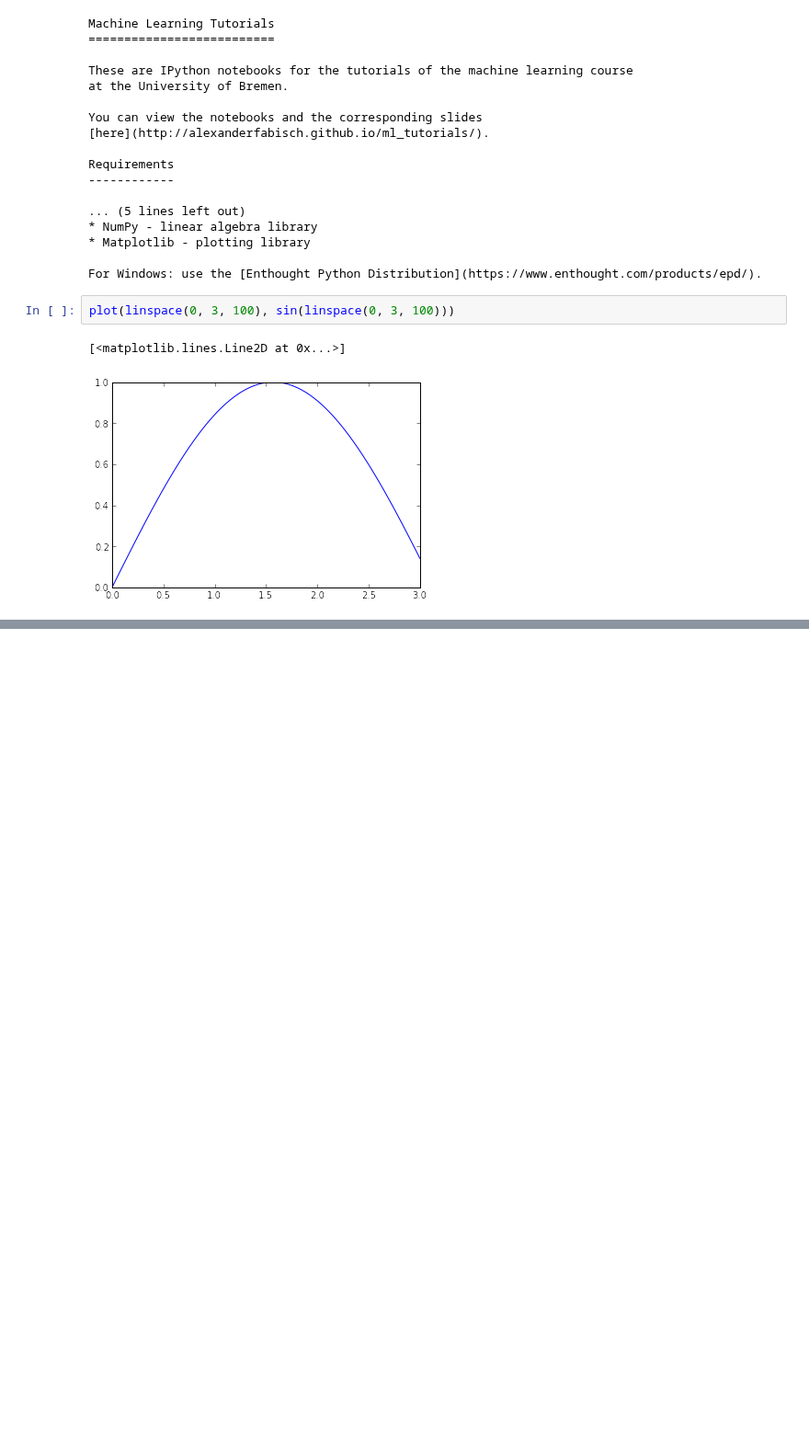
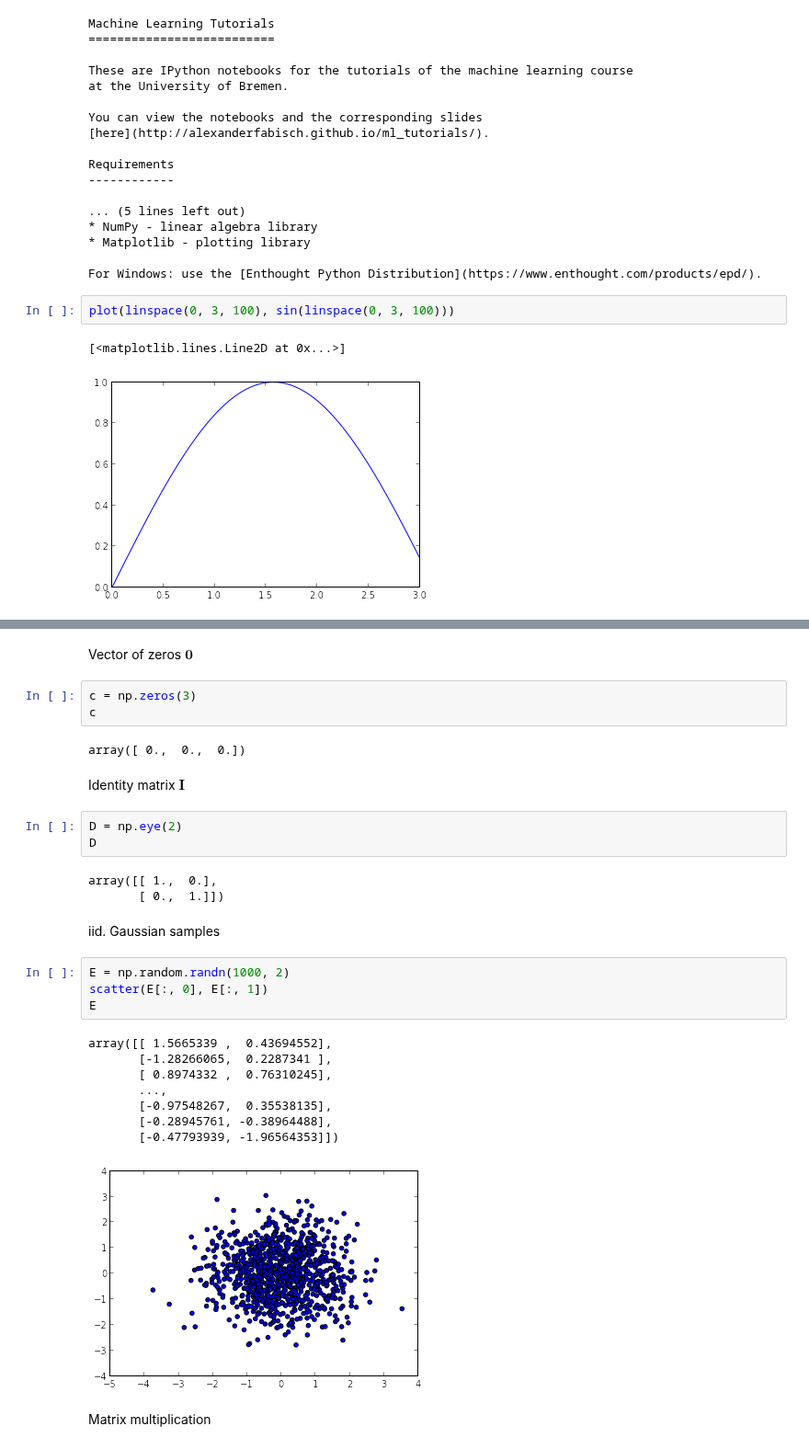
Before and after one commit to AlexanderFabisch/ml_tutorials, a Jupyter notebook: 00_environment.ipynb, the cells around one changed output, grey strips where cells are left out. Shown at 92% size. Saved outputs shown, nothing was run; the diff lists cells and outputs as text; blank space fills up the shorter version.

```diff
--- a/00_environment.ipynb
+++ b/00_environment.ipynb
@@ -100,0 +146,32 @@ array([[ 0.44606833,  0.37918633],
+# %% [markdown]
+Vector of zeros $\boldsymbol{0}$
+# %%
+c = np.zeros(3)
+c
+# %% [output]
+array([ 0.,  0.,  0.])
+# %% [markdown]
+Identity matrix $\boldsymbol{I}$
+# %%
+D = np.eye(2)
+D
+# %% [output]
+array([[ 1.,  0.],
+       [ 0.,  1.]])
+# %% [markdown]
+iid. Gaussian samples
+# %%
+E = np.random.randn(1000, 2)
+scatter(E[:, 0], E[:, 1])
+E
+# %% [output]
+array([[ 1.5665339 ,  0.43694552],
+       [-1.28266065,  0.2287341 ],
+       [ 0.8974332 ,  0.76310245],
+       ...,
+       [-0.97548267,  0.35538135],
+       [-0.28945761, -0.38964488],
+       [-0.47793939, -1.96564353]])
+[figure, added]
+# %% [markdown]
+Matrix multiplication
```
Also changed, not shown: parts of 43 cells of this notebook, 1 other file.
